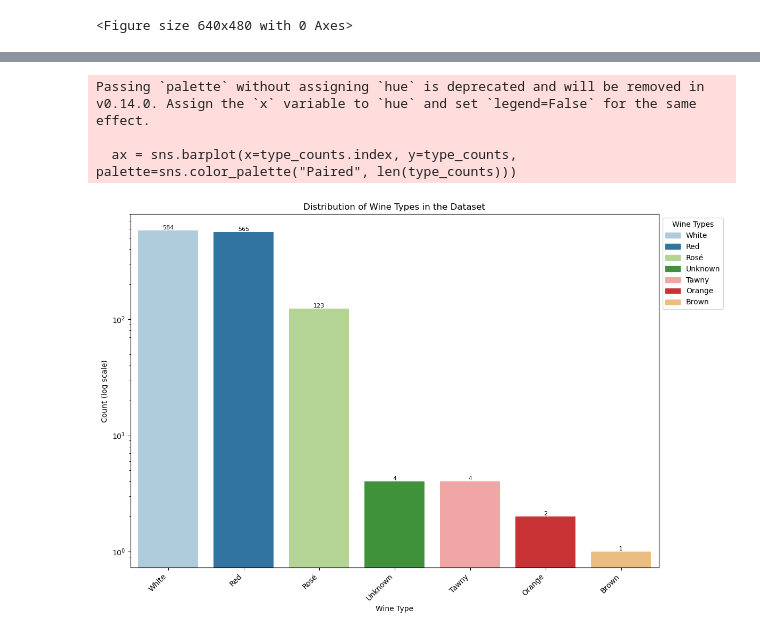
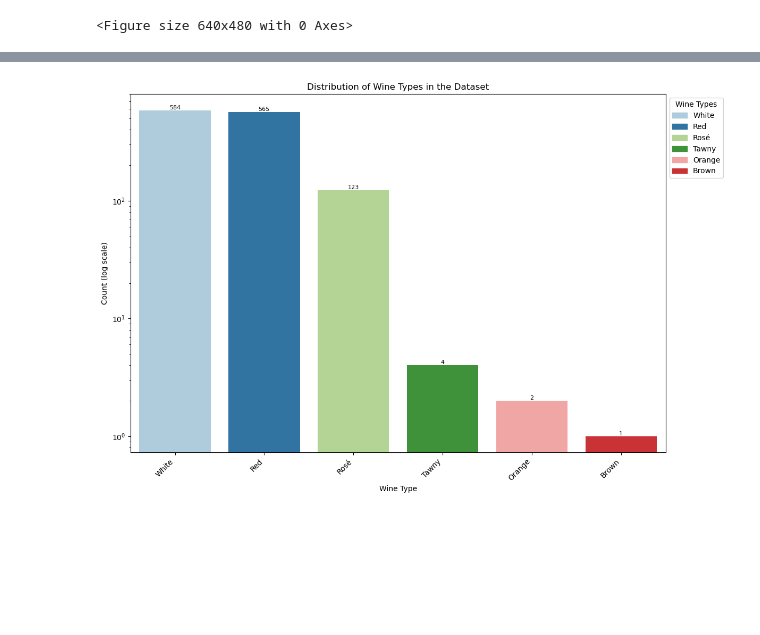
Before and after one commit to lwq1023999/COMP5712-group_coursework, a Jupyter notebook: notebook/Group project.ipynb, the cells around one changed output, grey strips where cells are left out. Cells and saved outputs as stored; diff of their text form; code cells hidden in the pictures; blank space fills up the shorter version.

```diff
--- a/notebook/Group project.ipynb
+++ b/notebook/Group project.ipynb
@@ -318,10 +421,0 @@ Details of numerical rows with null values:
-# %%
-# Identify rows where the title contains "0.0%" or "0%" and ABV is NaN
-mask = (
-    wine_clean['Title'].str.contains(r"0\.?0?%", case=False, na=False) &  # Matches "0.0%" or "0%"
-    wine_clean['ABV'].isnull()  # ABV must be NaN
-)
-
-# Update the ABV to 0.0 for these rows
-wine_clean.loc[mask, 'ABV'] = 0.0
-wine_clean.loc[mask, 'Unit'] = 0.0
@@ -335,3 +424,7 @@ wine_clean.loc[mask]
+# %%
+# Replace NaN with "Unknown" for specific columns
+columns_to_fill = ['Grape', 'Closure', 'Region', 'Style', 'Type', 'Characteristics']
+wine_clean[columns_to_fill] = wine_clean[columns_to_fill].fillna("Unknown")
 # %%
 wine_clean.isnull().sum()
 # %% [output]
@@ -352,3 +445 @@ Vintage                     7
 dtype: int64
-# %%
-wine_clean = wine_clean.dropna()
@@ -354,0 +496,2 @@ wine_clean = wine_clean.dropna()
+# %%
+wine_clean['Characteristics Count'] = wine_clean['Characteristics'].str.split(', ').str.len()
@@ -470,29 +616,26 @@ plt.show()
 # %%
-# Count the number of wines for each type
-type_counts = wine_clean['Type'].value_counts()
+# Filter out the 'unknown' wine type (or any category you want to exclude)
+type_counts = type_counts[type_counts.index != 'Unknown']
 
 # Create the bar chart with log scale and value labels
 plt.figure(figsize=(12, 8))
-ax = sns.barplot(x=type_counts.index, y=type_counts, palette=sns.color_palette("Paired", len(type_counts)))
+ax = sns.barplot(x=type_counts.index, y=type_counts, hue=type_counts.index, palette=sns.color_palette("Paired", len(type_counts)))
 plt.title('Distribution of Wine Types in the Dataset')
 plt.xlabel('Wine Type')
 plt.ylabel('Count (log scale)')
 plt.yscale('log')
 plt.xticks(rotation=45, ha='right')
 
 # Add count values on top of bars
 for i, count in enumerate(type_counts):
     ax.text(i, count, str(count), ha='center', va='bottom', fontsize=8)
 
 # Create a legend
 handles = [plt.Rectangle((0, 0), 1, 1, color=ax.patches[i].get_facecolor()) for i in range(len(type_counts))]
 plt.legend(handles, type_counts.index, title='Wine Types', loc='upper left', bbox_to_anchor=(1, 1))
 
 plt.tight_layout()
 plt.show()
 # %% [output]
-Passing `palette` without assigning `hue` is deprecated and will be removed in v0.14.0. Assign the `x` variable to `hue` and set `legend=False` for the same effect.
-
-  ax = sns.barplot(x=type_counts.index, y=type_counts, palette=sns.color_palette("Paired", len(type_counts)))
-[figure, old version]
+[figure, new version]
 # %%
```
Also changed, not shown: parts of 55 cells of this notebook.
